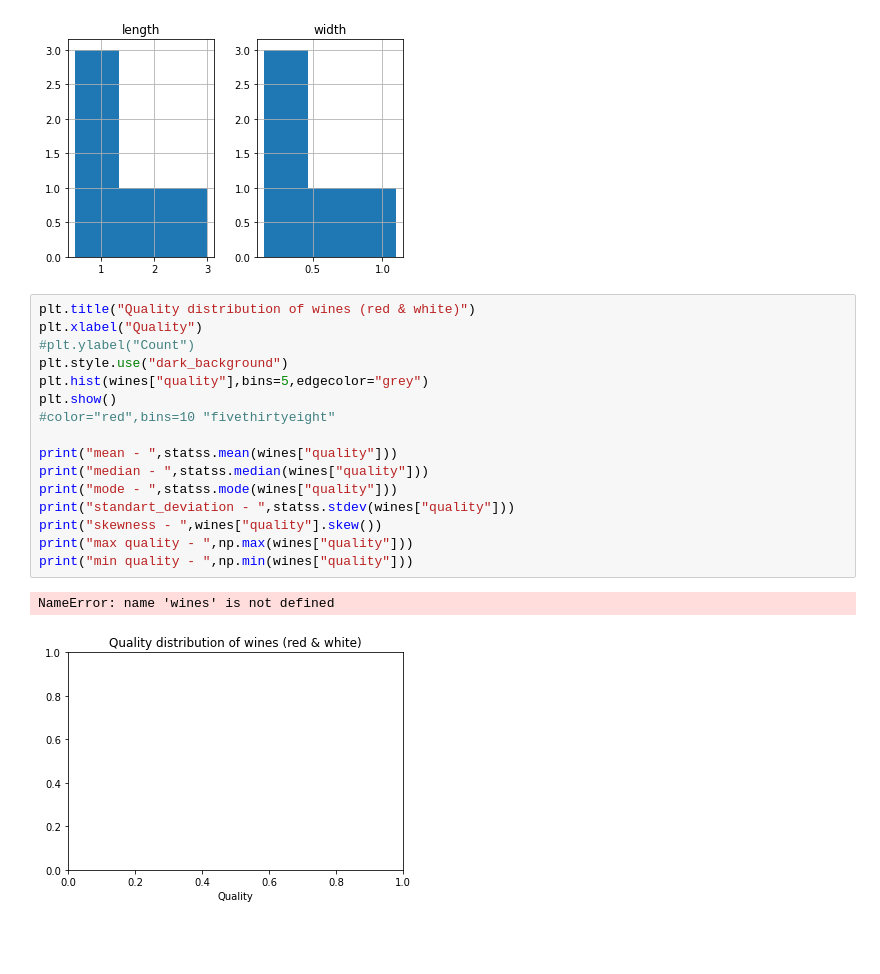
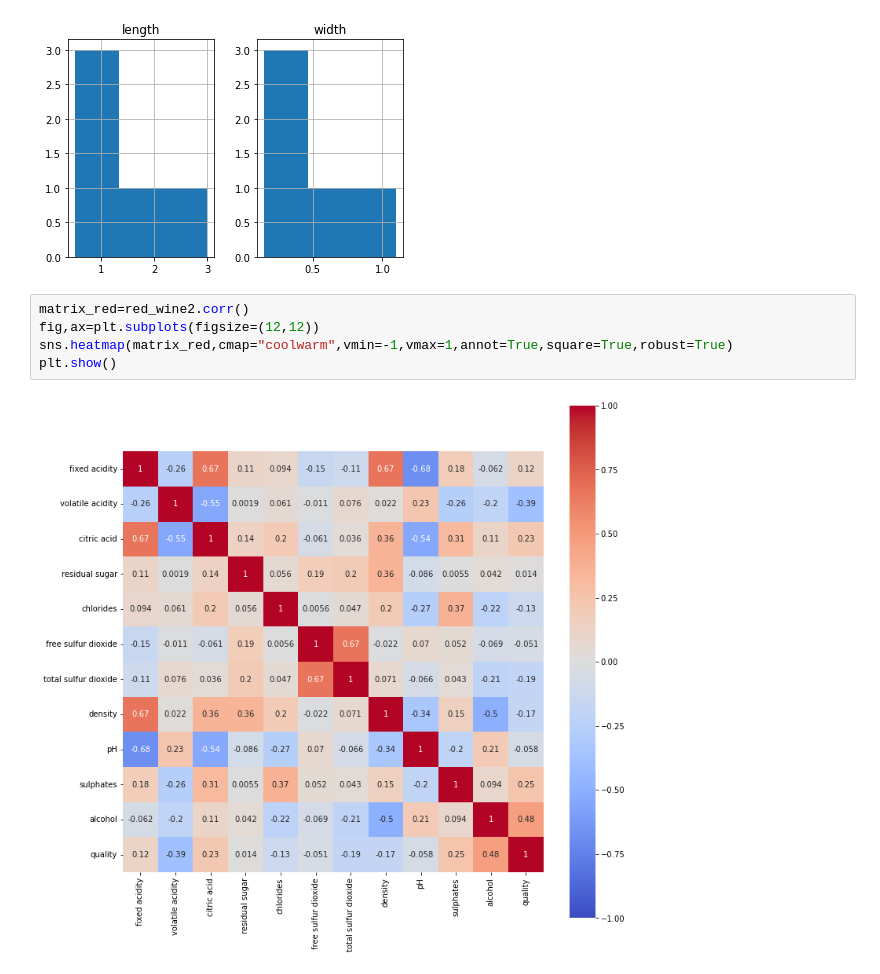
Before and after one commit to EjioforSandraAkunna/BlueBerryWine_Project, a Jupyter notebook: matplotlib_exercises.ipynb, the cells around one changed output. Saved outputs shown, nothing was run; the diff lists cells and outputs as text; blank space fills up the shorter version.

```diff
--- a/matplotlib_exercises.ipynb
+++ b/matplotlib_exercises.ipynb
@@ -1232,22 +1213,10 @@ white_wine = pd.DataFrame({'length': [1.5, 0.5, 1.2, 0.9, 3],'width': [0.7, 0.2,
 hist = white_wine.hist(bins=3)
 # %% [output]
 [figure]
-# %%
-plt.title("Quality distribution of wines (red & white)")
-plt.xlabel("Quality")
-#plt.ylabel("Count")
-plt.style.use("dark_background")
-plt.hist(wines["quality"],bins=5,edgecolor="grey")
-plt.show()
-#color="red",bins=10 "fivethirtyeight"
-
-print("mean - ",statss.mean(wines["quality"]))
-print("median - ",statss.median(wines["quality"]))
-print("mode - ",statss.mode(wines["quality"]))
-print("standart_deviation - ",statss.stdev(wines["quality"]))
-print("skewness - ",wines["quality"].skew())
-print("max quality - ",np.max(wines["quality"]))
-print("min quality - ",np.min(wines["quality"]))
-# %% [output]
-NameError: name 'wines' is not defined
-[figure, removed]
+# %%
+matrix_red=red_wine2.corr()
+fig,ax=plt.subplots(figsize=(12,12))
+sns.heatmap(matrix_red,cmap="coolwarm",vmin=-1,vmax=1,annot=True,square=True,robust=True)
+plt.show()
+# %% [output]
+[figure, added]
```
Also changed, not shown: parts of 23 cells of this notebook.
